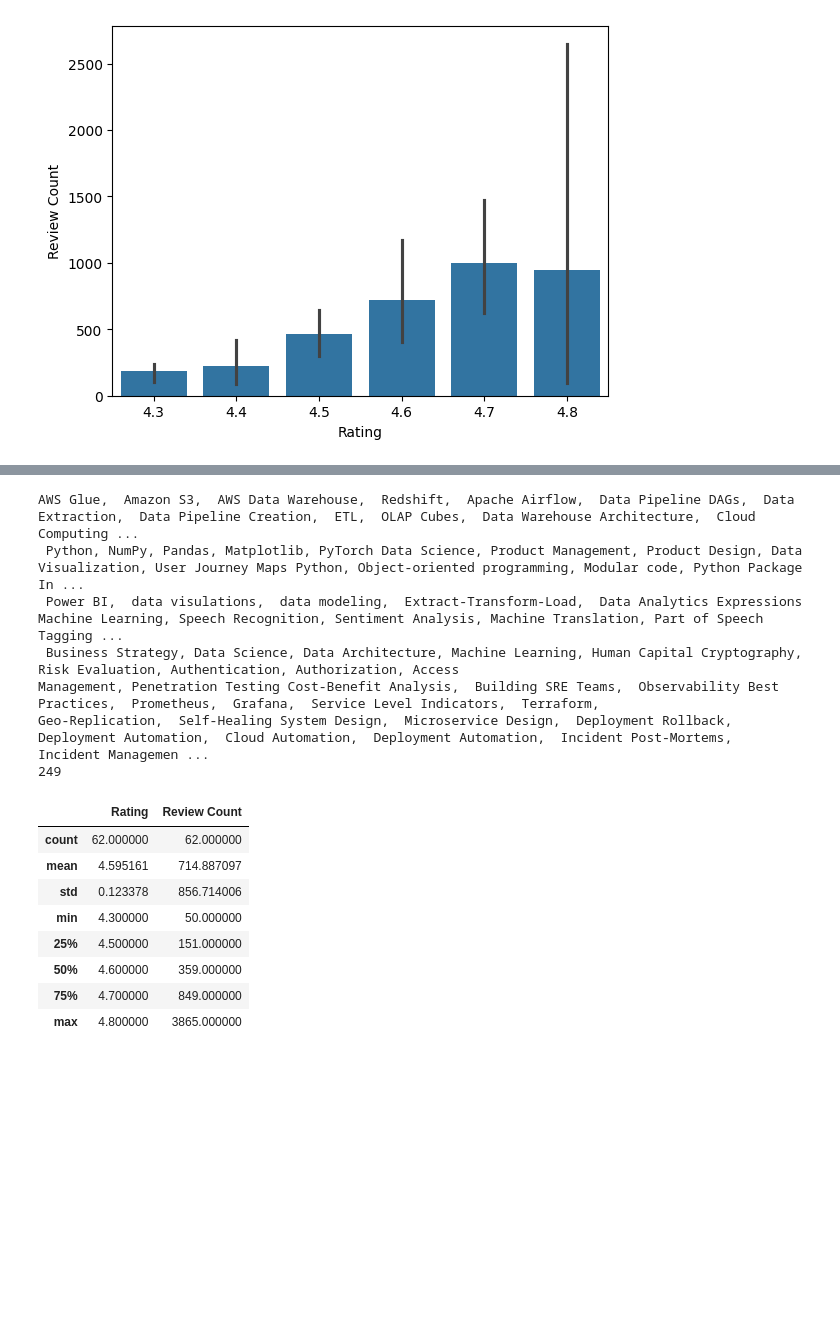
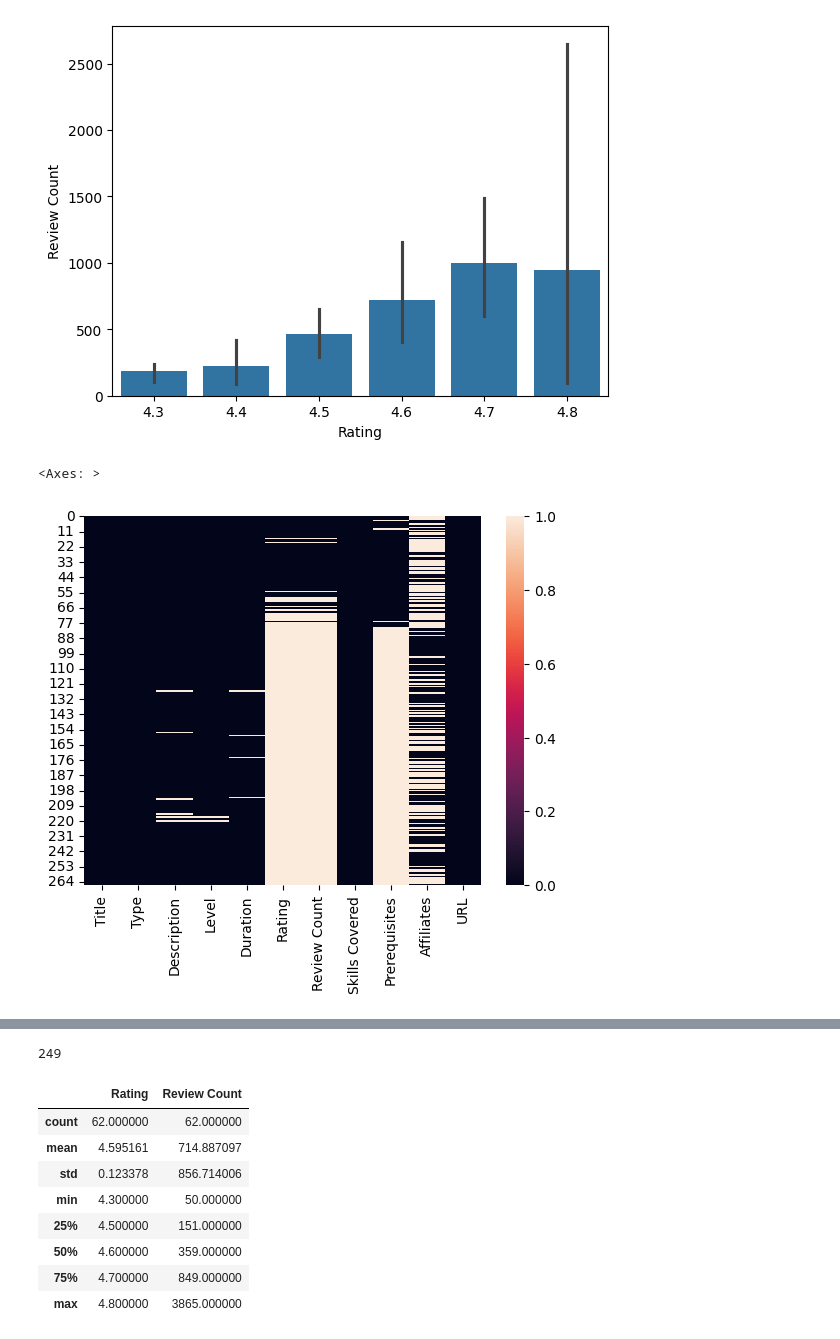
Before and after one commit to humancoder1/Course-Intern_Recommendation_Model, a Jupyter notebook: Analysis.ipynb, the cells around one changed output, grey strips where cells are left out. Drawn from its saved outputs; the diff is of its cells as text; code cells hidden in the pictures; blank space fills up the shorter version.

```diff
--- a/Analysis.ipynb
+++ b/Analysis.ipynb
@@ -60,6 +75,12 @@ sns.barplot(x = dataframe1['Rating'] , y = dataframe1['Review Count'] )
 # %% [output]
 <Axes: xlabel='Rating', ylabel='Review Count'>
 [figure]
+# %%
+sns.heatmap(dataframe1.isna()  , linecolor="red")
+# sns.barplot(dataframe1.isna())
+# %% [output]
+<Axes: >
+[figure, added]
 # %%
 dataframe1.loc[dataframe1['Rating'].isna()]
 # %% [output]
@@ -81,21 +102,8 @@ a = dataframe1["Skills Covered"].unique()
 count = 0;
 for i in a:
     count += 1
-    if i == "cloud":
-        print()
-        print("Ok")
-        print()
-        break
-    print(i , end = " ")
-print()
 print(count)
 # %% [output]
-AWS Glue,  Amazon S3,  AWS Data Warehouse,  Redshift,  Apache Airflow,  Data Pipeline DAGs,  Data Extraction,  Data Pipeline Creation,  ETL,  OLAP Cubes,  Data Warehouse Architecture,  Cloud Computing ...
- Python, NumPy, Pandas, Matplotlib, PyTorch Data Science, Product Management, Product Design, Data Visualization, User Journey Maps Python, Object-oriented programming, Modular code, Python Package In ...
- Power BI,  data visulations,  data modeling,  Extract-Transform-Load,  Data Analytics Expressions Machine Learning, Speech Recognition, Sentiment Analysis, Machine Translation, Part of Speech Tagging ...
- Business Strategy, Data Science, Data Architecture, Machine Learning, Human Capital Cryptography, Risk Evaluation, Authentication, Authorization, Access
-Management, Penetration Testing Cost-Benefit Analysis,  Building SRE Teams,  Observability Best Practices,  Prometheus,  Grafana,  Service Level Indicators,  Terraform,
-Geo-Replication,  Self-Healing System Design,  Microservice Design,  Deployment Rollback,  Deployment Automation,  Cloud Automation,  Deployment Automation,  Incident Post-Mortems,  Incident Managemen ...
 249
 # %%
 dataframe1.describe()
```
Also changed, not shown: parts of 5 cells of this notebook.
